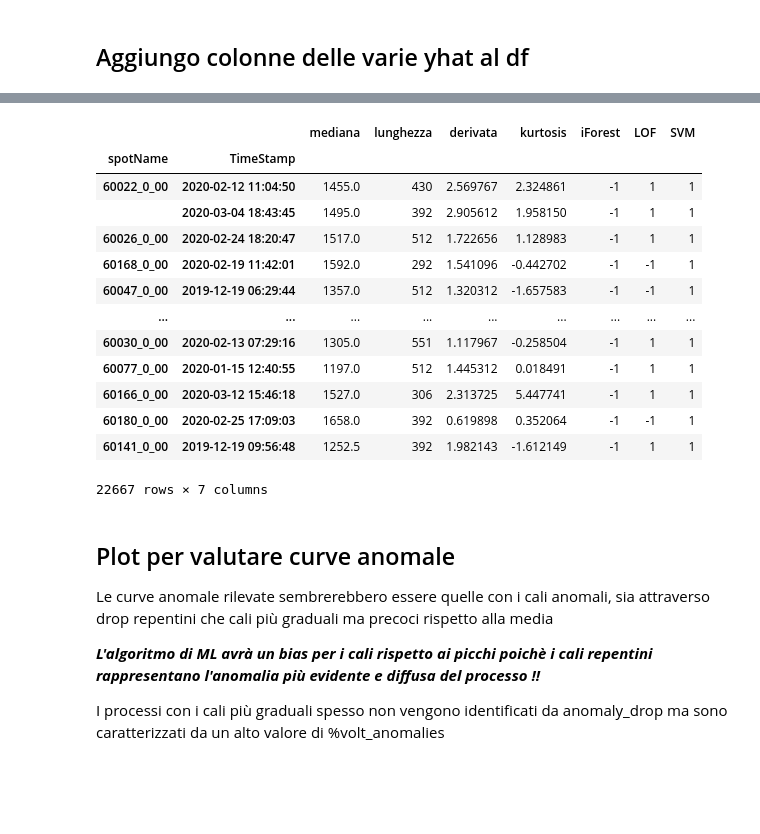
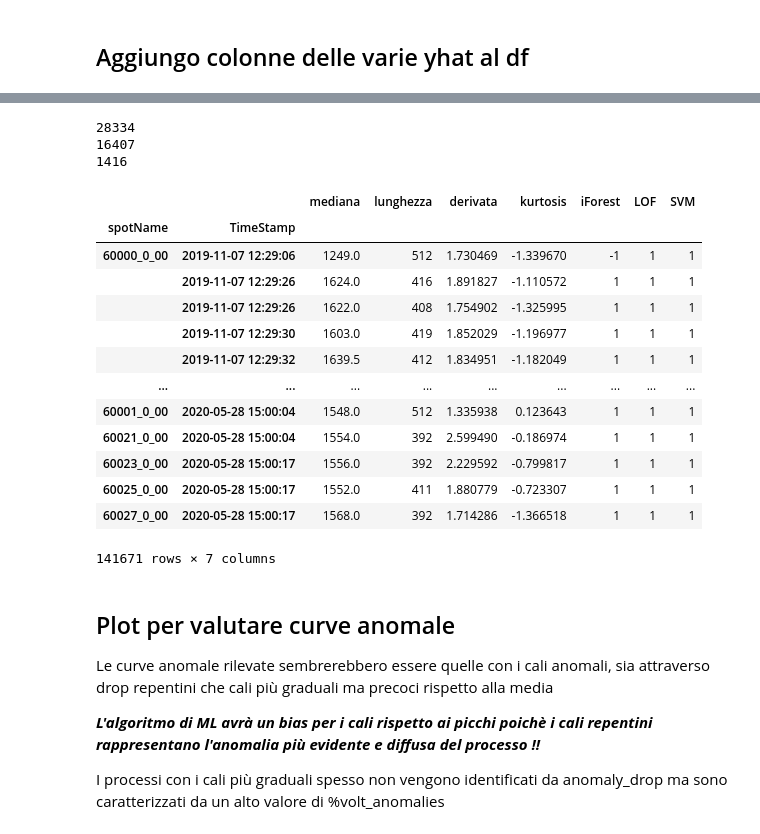
Before and after one commit to DavideMobilia/Anomaly-Detection, a Jupyter notebook: Scripts/Machine Learning_voltage.ipynb, the cells around one changed output, grey strips where cells are left out. Drawn from its saved outputs; the diff is of its cells as text; code cells hidden in the pictures; blank space fills up the shorter version.

```diff
--- a/Scripts/Machine Learning_voltage.ipynb
+++ b/Scripts/Machine Learning_voltage.ipynb
@@ -137,4 +153,4 @@ KeyboardInterrupt:
 ## Local Outlier Factor
 # %%
 LOF = LocalOutlierFactor()
-yhat_LOF = lof.fit_predict(df_train)
+yhat_LOF = LOF.fit_predict(dummy)
@@ -146,7 +158,7 @@ array([1, 1, 1, ..., 1, 1, 1])
 ## One-Class Support Vector Machine
 # %%
 ee = OneClassSVM(nu=0.01)
-yhat_SVM = ee.fit_predict(df_train)
+yhat_SVM = ee.fit_predict(dummy)
 # %% [markdown]
 ## Aggiungo colonne delle varie yhat al df
 # %%
@@ -162,17 +168,29 @@ df_train["SVM"]=yhat_SVM
-# %%
-df_train[df_train["iForest"]==-1]
-# %% [output]
-|  |  | mediana | lunghezza | derivata | kurtosis | iForest | LOF | SVM |
-| spotName | TimeStamp |  |  |  |  |  |  |  |
-| 60022_0_00 | 2020-02-12 11:04:50 | 1455.0 | 430 | 2.569767 | 2.324861 | -1 | 1 | 1 |
-|  | 2020-03-04 18:43:45 | 1495.0 | 392 | 2.905612 | 1.958150 | -1 | 1 | 1 |
-| 60026_0_00 | 2020-02-24 18:20:47 | 1517.0 | 512 | 1.722656 | 1.128983 | -1 | 1 | 1 |
-| 60168_0_00 | 2020-02-19 11:42:01 | 1592.0 | 292 | 1.541096 | -0.442702 | -1 | -1 | 1 |
-| 60047_0_00 | 2019-12-19 06:29:44 | 1357.0 | 512 | 1.320312 | -1.657583 | -1 | -1 | 1 |
-| ... | ... | ... | ... | ... | ... | ... | ... | ... |
-| 60030_0_00 | 2020-02-13 07:29:16 | 1305.0 | 551 | 1.117967 | -0.258504 | -1 | 1 | 1 |
-| 60077_0_00 | 2020-01-15 12:40:55 | 1197.0 | 512 | 1.445312 | 0.018491 | -1 | 1 | 1 |
-| 60166_0_00 | 2020-03-12 15:46:18 | 1527.0 | 306 | 2.313725 | 5.447741 | -1 | 1 | 1 |
-| 60180_0_00 | 2020-02-25 17:09:03 | 1658.0 | 392 | 0.619898 | 0.352064 | -1 | -1 | 1 |
-| 60141_0_00 | 2019-12-19 09:56:48 | 1252.5 | 392 | 1.982143 | -1.612149 | -1 | 1 | 1 |
-22667 rows × 7 columns
+# %%
+dummy["iForest"]=yhat_iForest
+dummy["LOF"]=yhat_LOF
+dummy["SVM"]=yhat_SVM
+# %%
+print(len(dummy[dummy["iForest"]==-1]))
+print(len(dummy[dummy["LOF"]==-1]))
+print(len(dummy[dummy["SVM"]==-1]))
+# %% [output]
+28334
+16407
+1416
+# %%
+dummy
+# %% [output]
+|  |  | mediana | lunghezza | derivata | kurtosis | iForest | LOF | SVM |
+| spotName | TimeStamp |  |  |  |  |  |  |  |
+| 60000_0_00 | 2019-11-07 12:29:06 | 1249.0 | 512 | 1.730469 | -1.339670 | -1 | 1 | 1 |
+|  | 2019-11-07 12:29:26 | 1624.0 | 416 | 1.891827 | -1.110572 | 1 | 1 | 1 |
+|  | 2019-11-07 12:29:26 | 1622.0 | 408 | 1.754902 | -1.325995 | 1 | 1 | 1 |
+|  | 2019-11-07 12:29:30 | 1603.0 | 419 | 1.852029 | -1.196977 | 1 | 1 | 1 |
+|  | 2019-11-07 12:29:32 | 1639.5 | 412 | 1.834951 | -1.182049 | 1 | 1 | 1 |
+| ... | ... | ... | ... | ... | ... | ... | ... | ... |
+| 60001_0_00 | 2020-05-28 15:00:04 | 1548.0 | 512 | 1.335938 | 0.123643 | 1 | 1 | 1 |
+| 60021_0_00 | 2020-05-28 15:00:04 | 1554.0 | 392 | 2.599490 | -0.186974 | 1 | 1 | 1 |
+| 60023_0_00 | 2020-05-28 15:00:17 | 1556.0 | 392 | 2.229592 | -0.799817 | 1 | 1 | 1 |
+| 60025_0_00 | 2020-05-28 15:00:17 | 1552.0 | 411 | 1.880779 | -0.723307 | 1 | 1 | 1 |
+| 60027_0_00 | 2020-05-28 15:00:17 | 1568.0 | 392 | 1.714286 | -1.366518 | 1 | 1 | 1 |
+141671 rows × 7 columns
```
Also changed, not shown: parts of 15 cells of this notebook, 1 other file.
